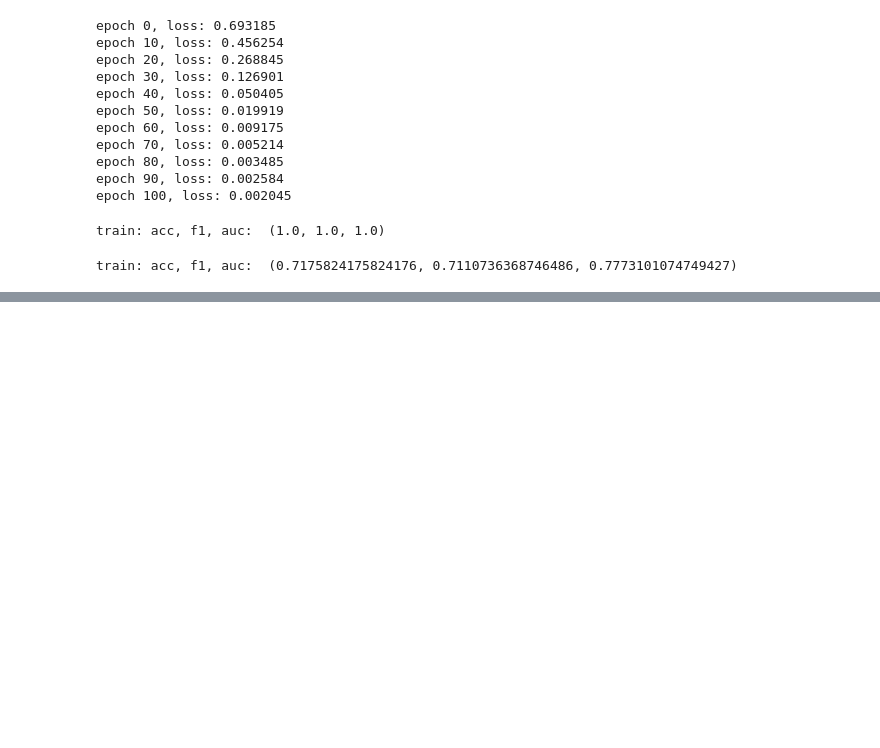
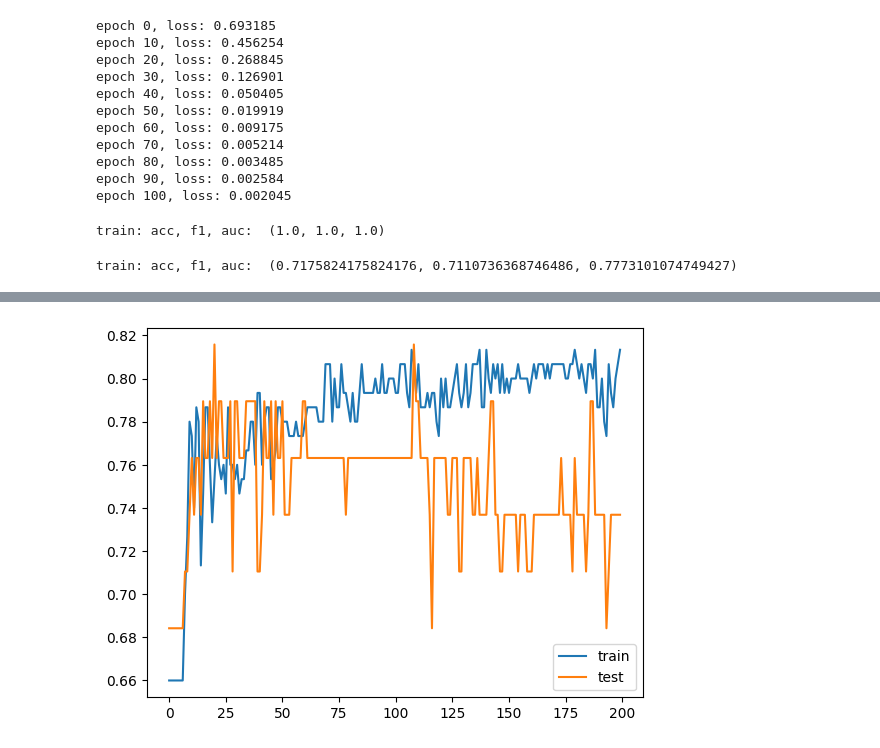
Before and after one commit to OmniJax/GML_learning, a Jupyter notebook: PYG_learning/week7-PYG.ipynb, the cells around one changed output, grey strips where cells are left out. Saved outputs shown, nothing was run; the diff lists cells and outputs as text; code cells hidden in the pictures; blank space fills up the shorter version.

Commit message:
pyg link/graph prediction

```diff
--- a/PYG_learning/week7-PYG.ipynb
+++ b/PYG_learning/week7-PYG.ipynb
@@ -247,0 +325,23 @@ train: acc, f1, auc:  (0.7175824175824176, 0.7110736368746486, 0.777310107474942
+# %%
+from torch_geometric.nn import global_mean_pool
+
+
+class GAT(nn.Module):
+    def __init__(self, in_feats, hid_feats, out_feats, edge_dim):
+        super(GAT, self).__init__()
+        self.conv1 = myGATConv(in_feats, hid_feats, edge_dim)
+        self.conv2 = myGATConv(hid_feats, hid_feats, edge_dim)
+        self.lin = nn.Linear(hid_feats, out_feats)
+
+    def forward(self, x, edge_index, edge_attr, batch):
+        x = self.conv1(x, edge_index, edge_attr).relu()
+        x = self.conv2(x, edge_index, edge_attr)
+
+        x = global_mean_pool(x, batch)
+        x = F.dropout(x, training=self.training)
+        x = self.lin(x)
+        return x
+# %%
+model = GAT(in_feats, 32, out_feats, edge_dim).to(device)
+optimizer = torch.optim.Adam(model.parameters(), lr=0.01)
+criterion = torch.nn.CrossEntropyLoss().to(device)
@@ -247,0 +376,13 @@ train: acc, f1, auc:  (0.7175824175824176, 0.7110736368746486, 0.777310107474942
+# %%
+train_accs = []
+test_accs = []
+for epoch in range(1, 201):
+    train()
+    train_acc = test(train_loader)
+    test_acc = test(test_loader)
+    train_accs.append(train_acc)
+    test_accs.append(test_acc)
+    if epoch % 10 == 0:
+        print(
+            f"Epoch: {epoch:03d}, Train Acc: {train_acc:.4f}, Test Acc: {test_acc:.4f}"
+        )
@@ -247,0 +410,11 @@ train: acc, f1, auc:  (0.7175824175824176, 0.7110736368746486, 0.777310107474942
+# %%
+import matplotlib.pyplot as plt
+
+os.environ["KMP_DUPLICATE_LIB_OK"] = "TRUE"
+
+plt.plot(train_accs, label="train")
+plt.plot(test_accs, label="test")
+plt.legend()
+plt.show()
+# %% [output]
+[figure, added]
```
Also changed, not shown: parts of 19 cells of this notebook.
